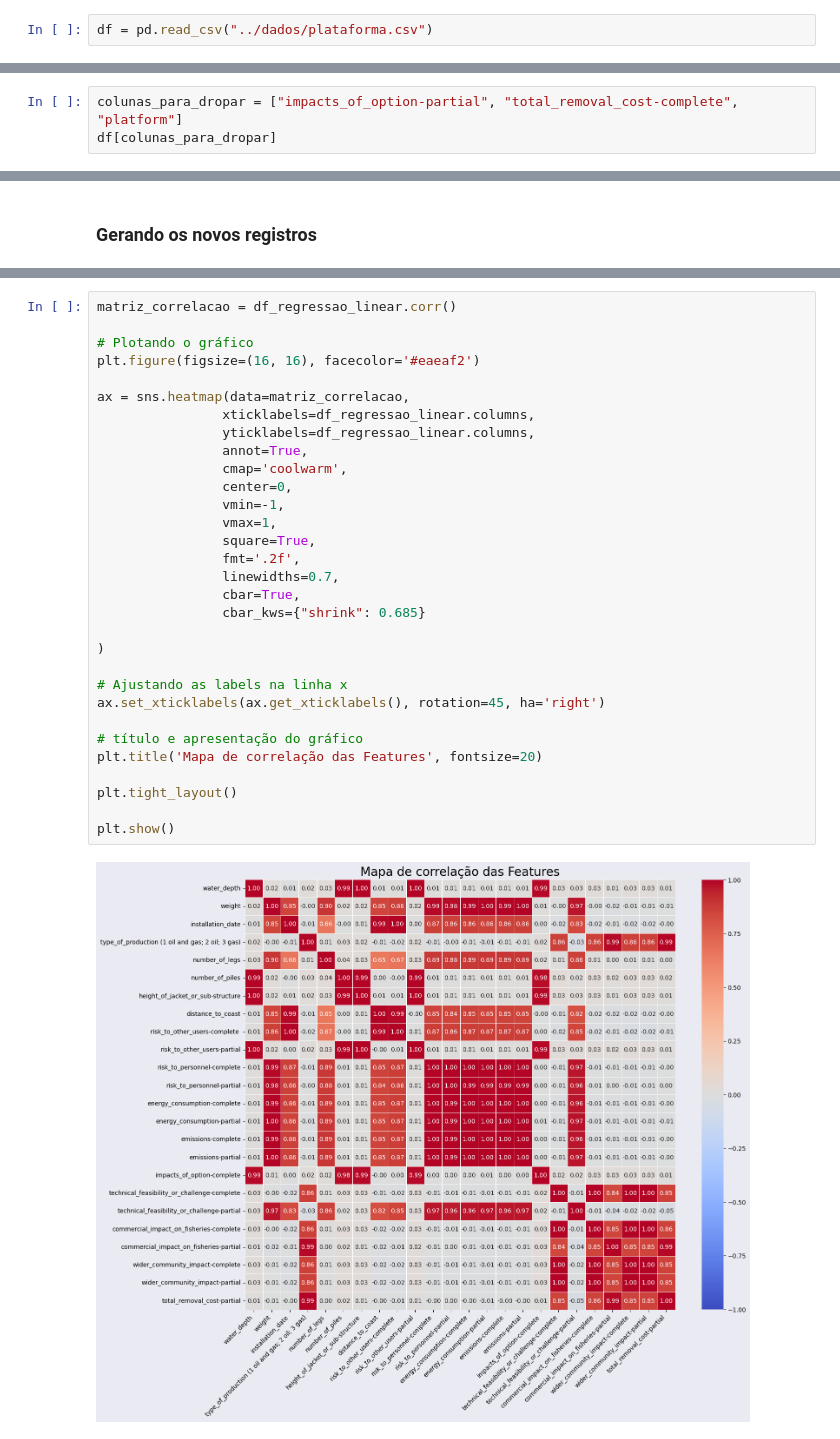
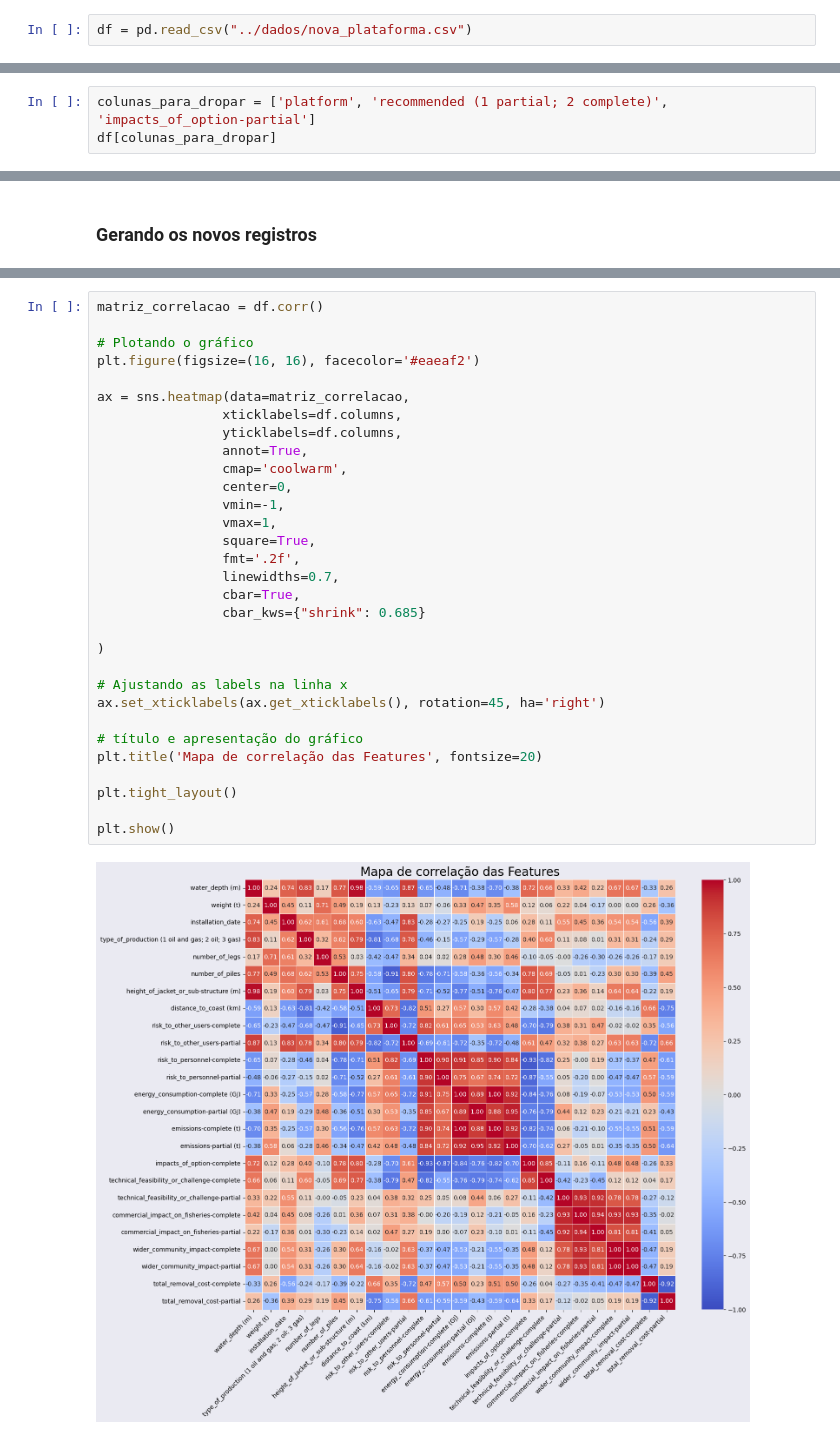
Before and after one commit to JailonWilliam/offshore-platform-decommissioning, a Jupyter notebook: notebooks/regressao_linear.ipynb, the cells around one changed output, grey strips where cells are left out. Drawn from its saved outputs; the diff is of its cells as text.

Commit message:
Refatorando a abordagem com regressão linear

```diff
--- a/notebooks/regressao_linear.ipynb
+++ b/notebooks/regressao_linear.ipynb
@@ -16,7 +21,7 @@ from sklearn.linear_model import LinearRegression
 # %% [markdown]
 ## Criação dos modelos de regressão para novos registros
 # %%
-df = pd.read_csv("../dados/plataforma.csv")
+df = pd.read_csv("../dados/nova_plataforma.csv")
 # %%
 df.head(7)
 # %% [output]
@@ -36,4 +40,4 @@ df.head(7)
 # %%
-colunas_para_dropar = ["impacts_of_option-partial", "total_removal_cost-complete", "platform"]
+colunas_para_dropar = ['platform', 'recommended (1 partial; 2 complete)', 'impacts_of_option-partial']
 df[colunas_para_dropar]
 # %% [output]
@@ -542,33 +624,33 @@ df_regressao_linear = df_concatenado = pd.concat([df, df_regressao_linear], igno
 # %%
-matriz_correlacao = df_regressao_linear.corr()
+matriz_correlacao = df.corr()
 
 # Plotando o gráfico
 plt.figure(figsize=(16, 16), facecolor='#eaeaf2')
 
 ax = sns.heatmap(data=matriz_correlacao,
-                xticklabels=df_regressao_linear.columns,
-                yticklabels=df_regressao_linear.columns,
+                xticklabels=df.columns,
+                yticklabels=df.columns,
                 annot=True,
                 cmap='coolwarm',
                 center=0,
                 vmin=-1,
                 vmax=1,
                 square=True,
                 fmt='.2f',
                 linewidths=0.7,
                 cbar=True,
                 cbar_kws={"shrink": 0.685}
 
 )
 
 # Ajustando as labels na linha x
 ax.set_xticklabels(ax.get_xticklabels(), rotation=45, ha='right')
 
 # título e apresentação do gráfico
 plt.title('Mapa de correlação das Features', fontsize=20)
 
 plt.tight_layout()
 
 plt.show()
 # %% [output]
-[figure, old version]
+[figure, new version]
```
Also changed, not shown: parts of 63 cells of this notebook, 7 other files.
